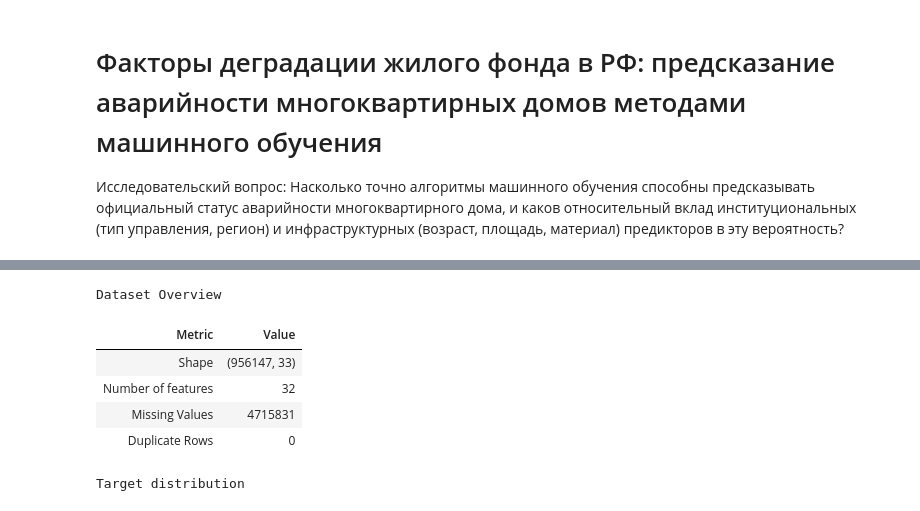
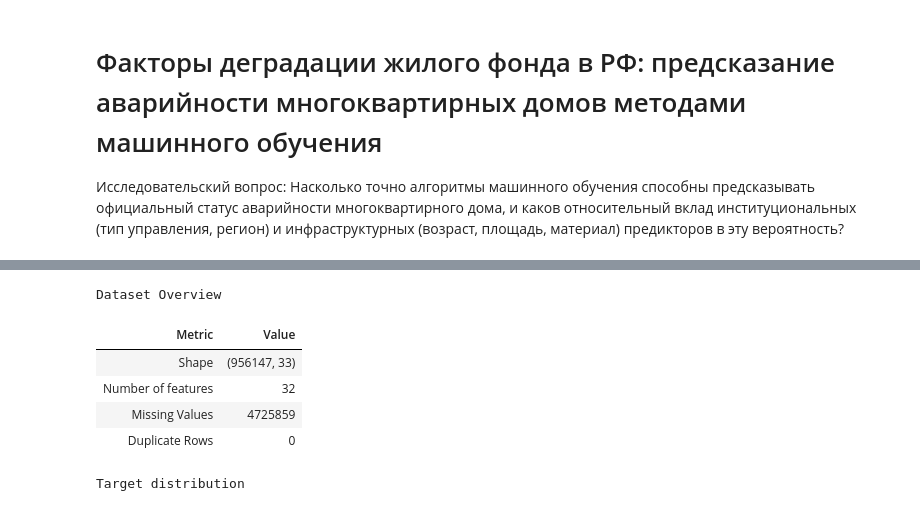
Before and after one commit to ascat41/HouseDeterioration, a Jupyter notebook: data_research.ipynb, the cells around one changed output, grey strips where cells are left out. Drawn from its saved outputs; the diff is of its cells as text; code cells hidden in the pictures.

```diff
--- a/data_research.ipynb
+++ b/data_research.ipynb
@@ -23,8 +50,7 @@
 # %%
 import pandas as pd
-import numpy as np
 
-df = pd.read_parquet("data_gisgkh_157_v20260917.parquet")
-df.head()
+original_df = pd.read_csv("data_gisgkh_157_v20260917.csv", delimiter=";", encoding="utf-8")
+original_df.head()
 # %% [output]
 |  | full_address | region_name | region_oktmo | region_okato | municipality_oktmo | municipality_okato | ... |
@@ -63,6 +69,7 @@ COLORS = {
     "header": "#959ef2",
     "background": "#EEEEEE",
     "text": "#000000",
+    "index_background": "#A0CCFF"
 }
 
 PLOT_COLOR = COLORS["accent"]
@@ -72,8 +79,8 @@ def style_table(df, caption, colors=COLORS, hide_index=True):
     if hide_index:
         styler = styler.hide(axis="index")
     return styler.set_table_styles([
-        # {"selector": "", "props": "border-collapse:collapse;"},
         {"selector": "caption", "props": f"font-size:16px; font-weight:bold; color:{colors['text']};"},
         {"selector": "th", "props": f"background-color:{colors['header']}; color:{colors['text']}; border:1px solid #ccc;"},
         {"selector": "td", "props": f"background-color:{colors['background']}; color:{colors['text']}; border:1px solid #ccc;"},
+        {"selector": ".row_heading", "props": f"background-color:{colors['index_background']}; color:{colors['text']}; font-weight:bold; border:1px solid #ccc;"},
     ])
@@ -80,17 +115,17 @@ def style_table(df, caption, colors=COLORS, hide_index=True):
 # %%
 # Data overview
 
 overview = pd.DataFrame({
     "Metric": ["Shape", "Number of features", "Missing Values", "Duplicate Rows"],
-    "Value": [df.shape, df.drop(TARGET, axis=1).columns.size, df.isnull().sum().sum(), df.duplicated().sum()]
+    "Value": [original_df.shape, original_df.drop(TARGET, axis=1).columns.size, original_df.isnull().sum().sum(), original_df.duplicated().sum()]
 })
 style_table(overview, "Dataset Overview")
 # %% [output]
 Dataset Overview
 | Metric | Value |
 | Shape | (956147, 33) |
 | Number of features | 32 |
-| Missing Values | 4715831 |
+| Missing Values | 4725859 |
 | Duplicate Rows | 0 |
 # %%
 # Target distribution
```
Also changed, not shown: parts of 18 cells of this notebook.
